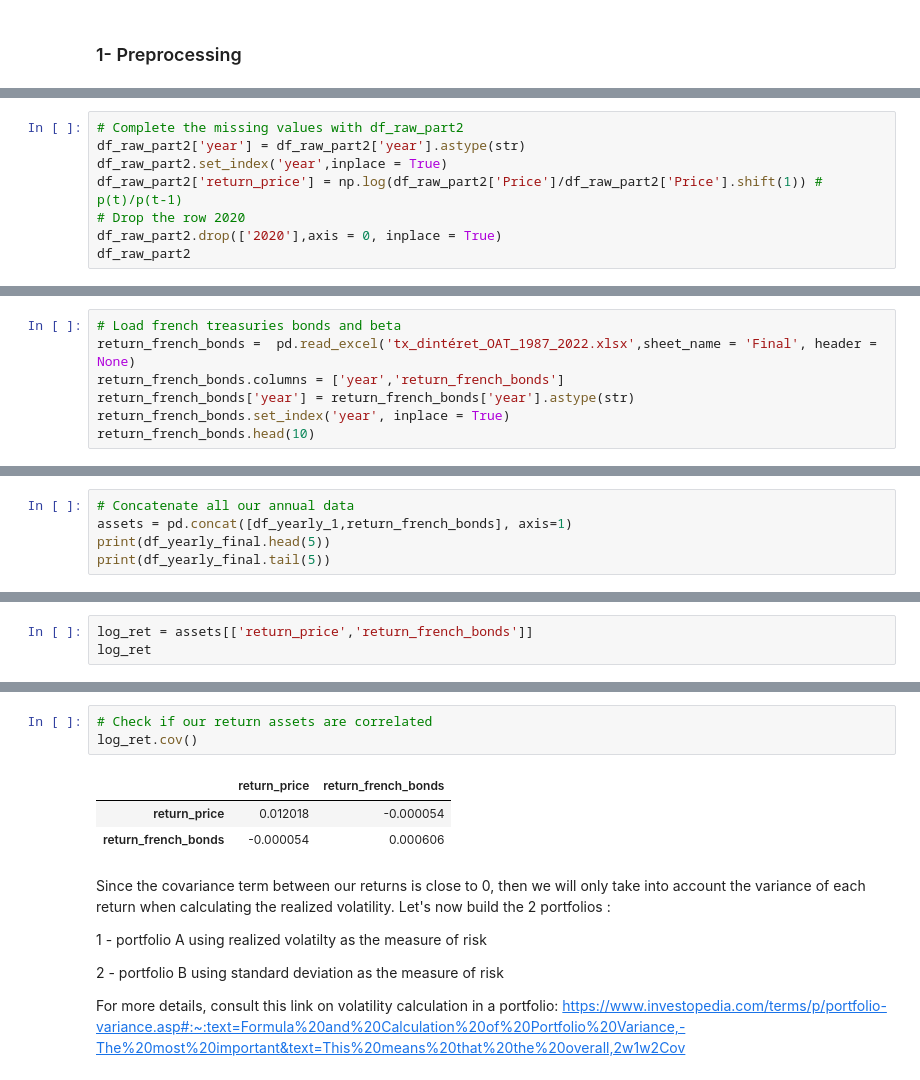
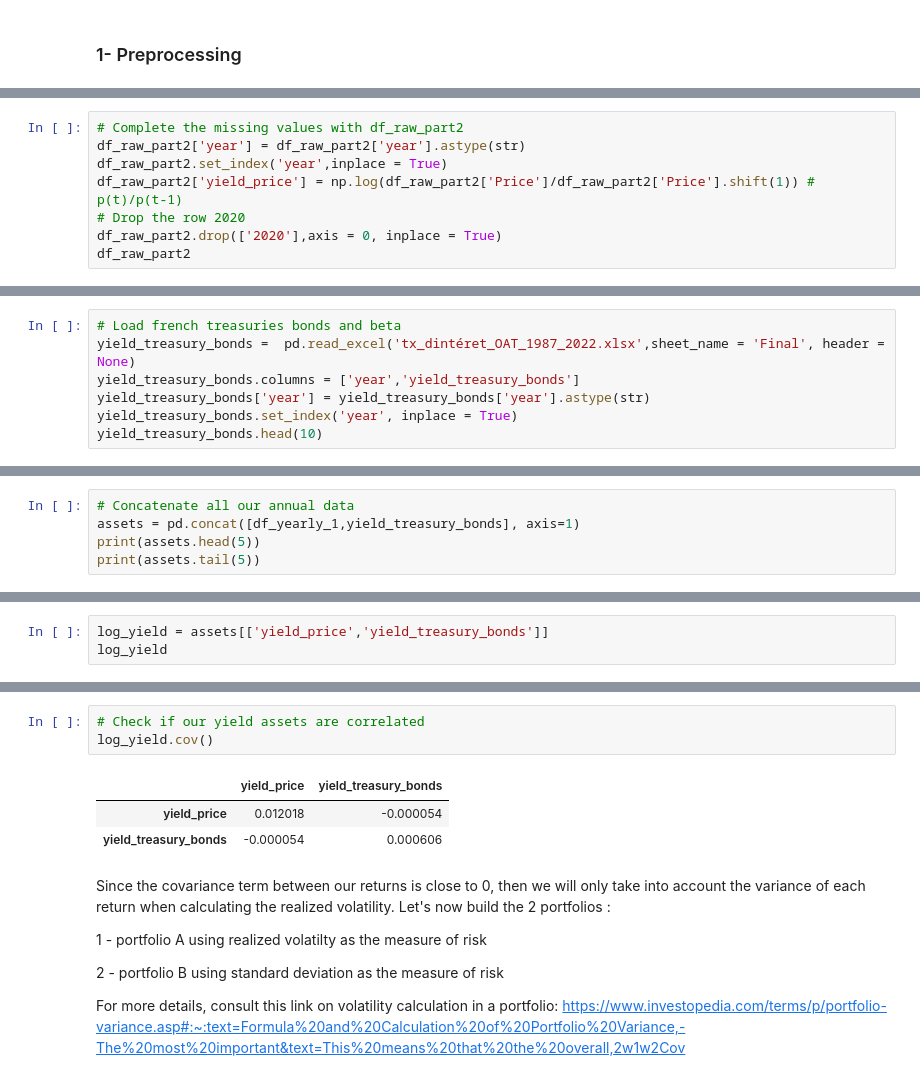
Before and after one commit to edgarkp/MarkovitzCritics, a Jupyter notebook: markovitzcritics.ipynb, the cells around one changed output, grey strips where cells are left out. Cells and saved outputs as stored; diff of their text form.

```diff
--- a/markovitzcritics.ipynb
+++ b/markovitzcritics.ipynb
@@ -51,7 +51,7 @@ df_yearly.head(10)
 # Complete the missing values with df_raw_part2
 df_raw_part2['year'] = df_raw_part2['year'].astype(str)
 df_raw_part2.set_index('year',inplace = True)
-df_raw_part2['return_price'] = np.log(df_raw_part2['Price']/df_raw_part2['Price'].shift(1)) # p(t)/p(t-1)
+df_raw_part2['yield_price'] = np.log(df_raw_part2['Price']/df_raw_part2['Price'].shift(1)) # p(t)/p(t-1)
 # Drop the row 2020
 df_raw_part2.drop(['2020'],axis = 0, inplace = True)
 df_raw_part2
@@ -80,9 +80,9 @@ df_yearly_1.tail(10)
 | 2022 | 134.700 | -0.034154 |
 # %%
 # Load french treasuries bonds and beta
-return_french_bonds =  pd.read_excel('tx_dintéret_OAT_1987_2022.xlsx',sheet_name = 'Final', header = None)
-return_french_bonds.columns = ['year','return_french_bonds']
-return_french_bonds['year'] = return_french_bonds['year'].astype(str)
-return_french_bonds.set_index('year', inplace = True)
-return_french_bonds.head(10)
+yield_treasury_bonds =  pd.read_excel('tx_dintéret_OAT_1987_2022.xlsx',sheet_name = 'Final', header = None)
+yield_treasury_bonds.columns = ['year','yield_treasury_bonds']
+yield_treasury_bonds['year'] = yield_treasury_bonds['year'].astype(str)
+yield_treasury_bonds.set_index('year', inplace = True)
+yield_treasury_bonds.head(10)
 # %% [output]
@@ -100,7 +100,7 @@ return_french_bonds.head(10)
 | 1996 | 0.0620 |
 # %%
 # Concatenate all our annual data
-assets = pd.concat([df_yearly_1,return_french_bonds], axis=1)
-print(df_yearly_final.head(5))
-print(df_yearly_final.tail(5))
+assets = pd.concat([df_yearly_1,yield_treasury_bonds], axis=1)
+print(assets.head(5))
+print(assets.tail(5))
 # %% [output]
@@ -131,6 +131,6 @@ assets.head(5)
 | 1991 | 12.834 | 0.035450 | 0.072 |
 | 1992 | 14.827 | 0.144352 | 0.069 |
 # %%
-log_ret = assets[['return_price','return_french_bonds']]
-log_ret
+log_yield = assets[['yield_price','yield_treasury_bonds']]
+log_yield
 # %% [output]
@@ -159,12 +159,12 @@ log_ret
 <AxesSubplot: ylabel='Density'>
 [figure]
 # %%
-# Check if our return assets are correlated
-log_ret.cov()
+# Check if our yield assets are correlated
+log_yield.cov()
 # %% [output]
-|  | return_price | return_french_bonds |
-| return_price | 0.012018 | -0.000054 |
-| return_french_bonds | -0.000054 | 0.000606 |
+|  | yield_price | yield_treasury_bonds |
+| yield_price | 0.012018 | -0.000054 |
+| yield_treasury_bonds | -0.000054 | 0.000606 |
 # %% [markdown]
 Since the covariance term between our returns is close to 0, then we will only take into account the variance of each return when calculating the realized volatility. Let's now build the 2 portfolios :
 
```
Also changed, not shown: parts of 23 cells of this notebook, 1 other file.
